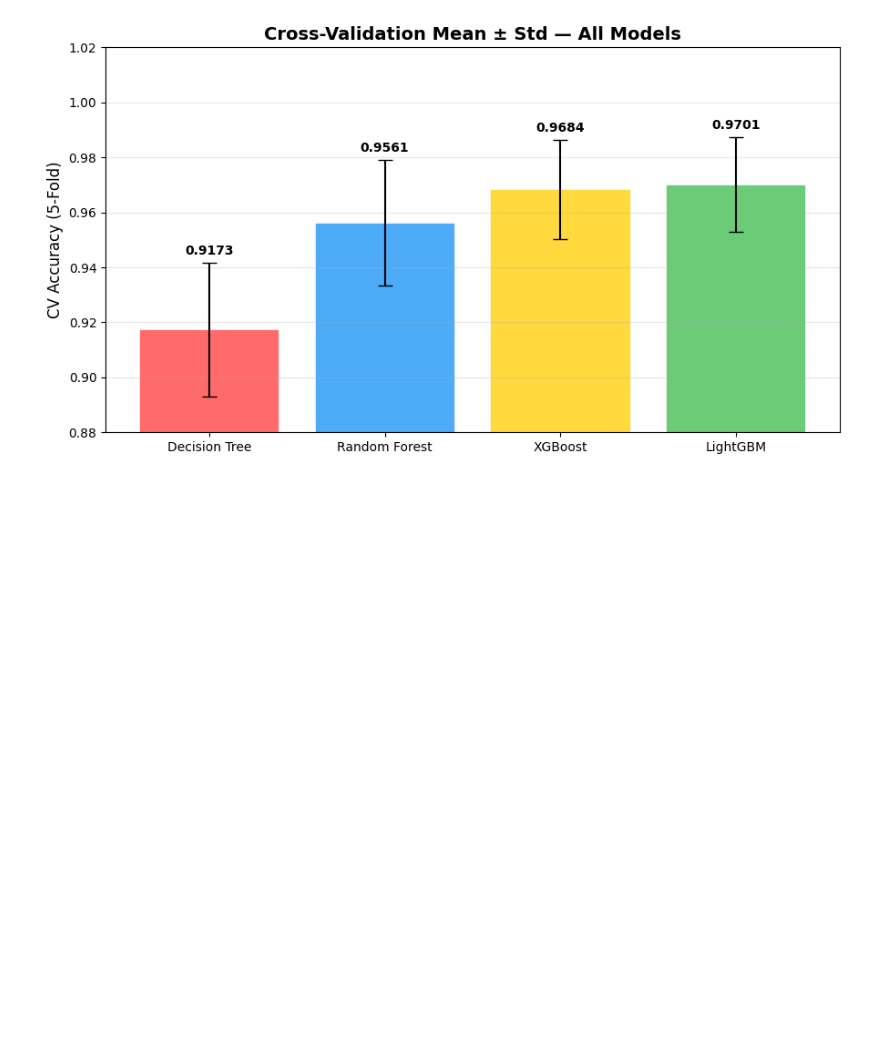
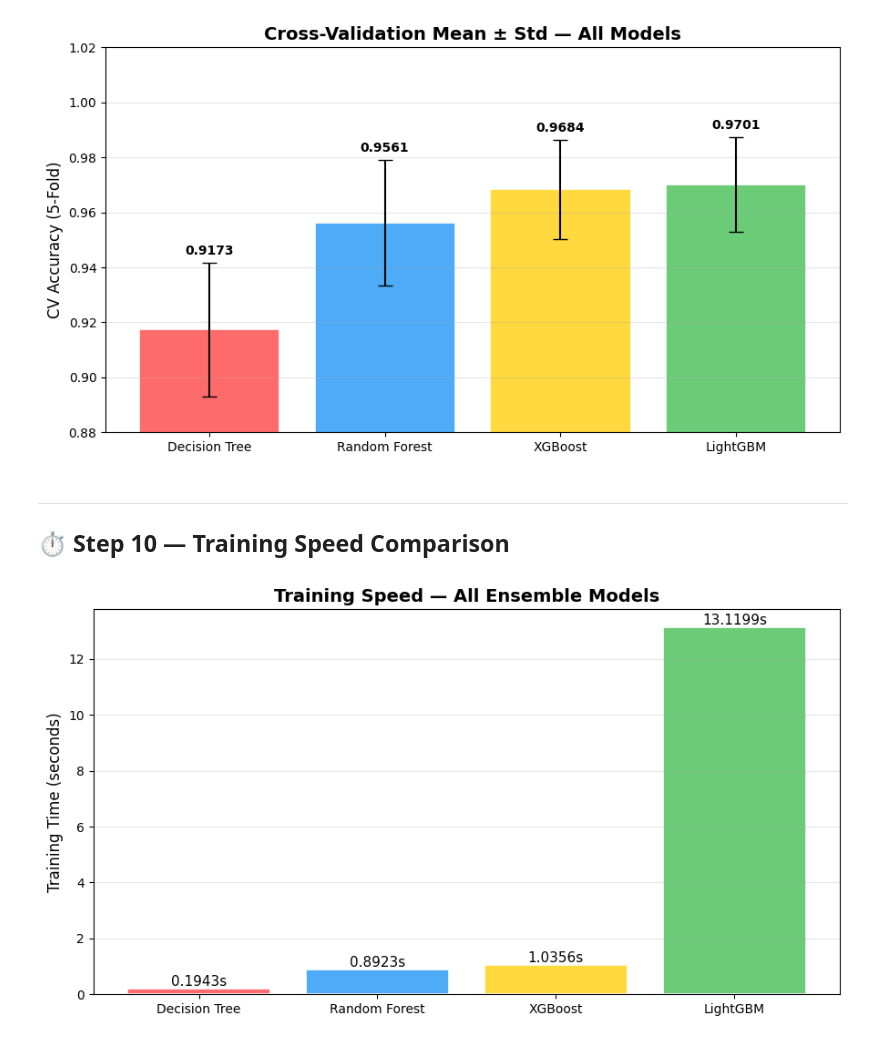
Before and after one commit to abdullah123-collab/Machine_Learning-, a Jupyter notebook: Basics/Ensemble_Methods/Comparison.ipynb, the cells around one changed output. Cells and saved outputs as stored; diff of their text form; code cells hidden in the pictures; blank space fills up the shorter version.

Commit message:
speed comparison

```diff
--- a/Basics/Ensemble_Methods/Comparison.ipynb
+++ b/Basics/Ensemble_Methods/Comparison.ipynb
@@ -286,3 +286,23 @@ plt.tight_layout()
 plt.show()
 # %% [output]
 [figure]
+# %% [markdown]
+---
+## ⏱️ Step 10 — Training Speed Comparison
+# %%
+plt.figure(figsize=(9, 5))
+bars = plt.bar(df.index, df['Train Time'], color=colors,
+               edgecolor='white', linewidth=1.2)
+plt.ylabel('Training Time (seconds)', fontsize=12)
+plt.title('Training Speed — All Ensemble Models', fontsize=14, fontweight='bold')
+plt.grid(axis='y', alpha=0.3)
+
+for bar, val in zip(bars, df['Train Time']):
+    plt.text(bar.get_x() + bar.get_width()/2,
+             val + 0.001, f'{val:.4f}s',
+             ha='center', va='bottom', fontsize=11)
+
+plt.tight_layout()
+plt.show()
+# %% [output]
+[figure, added]
```
